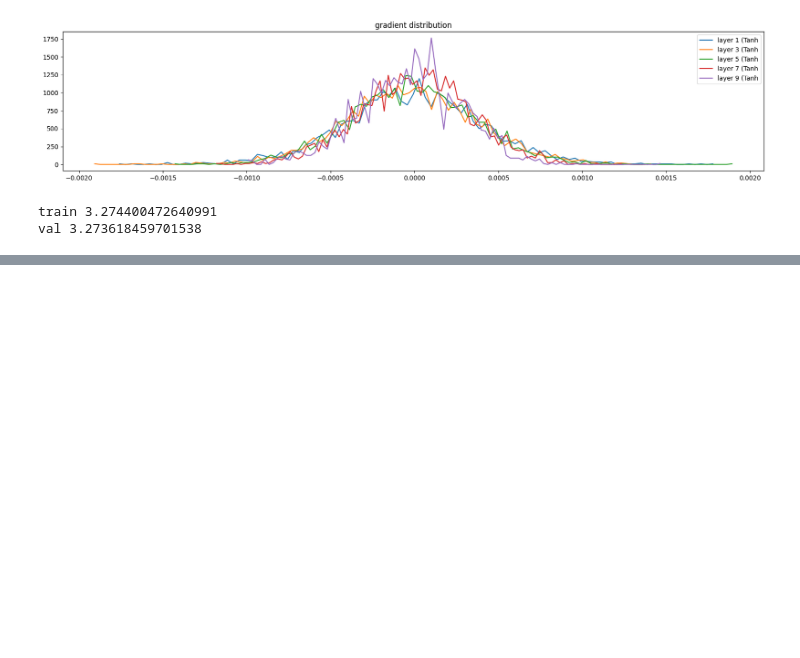
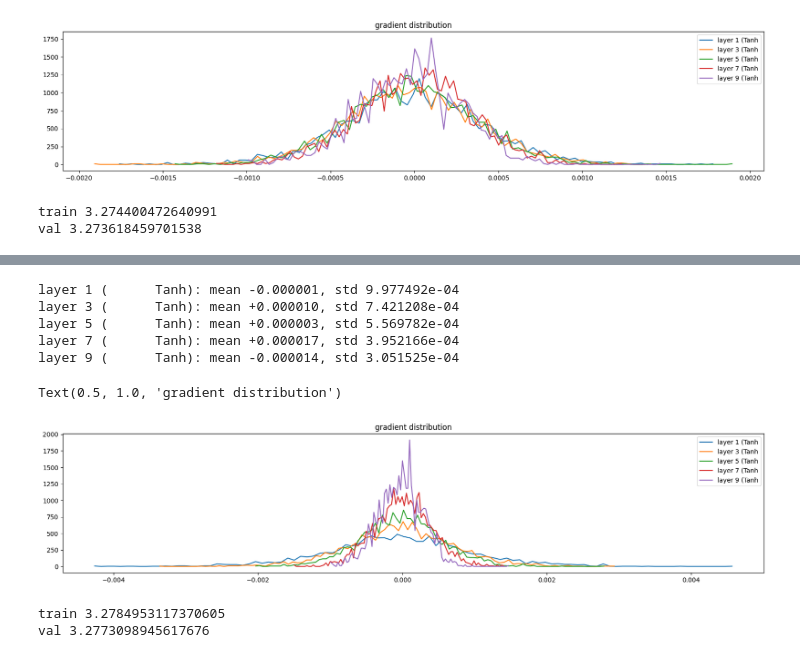
Before and after one commit to saketrama-v/MakeMore_III, a Jupyter notebook: MakeMore_III.ipynb, the cells around one changed output, grey strips where cells are left out. Cells and saved outputs as stored; diff of their text form; code cells hidden in the pictures; blank space fills up the shorter version.

```diff
--- a/MakeMore_III.ipynb
+++ b/MakeMore_III.ipynb
@@ -1058,0 +1234,19 @@ for _ in range(20):
+# %%
+@torch.no_grad()
+def split_loss(split):
+    x,y = {
+        'train': (Xtr,Ytr),
+        'val':(Xdev,Ydev),
+        'test': (Xte,Yte),
+    }[split]
+    emb = C[x]
+    x = emb.view(emb.shape[0], -1)
+    for layer in layers:
+        x = layer(x)
+    loss = F.cross_entropy(x, y)
+    print(split, loss.item())
+
+for layer in layers:
+    layer.training = False
+split_loss('train')
+split_loss('val')
@@ -1058,0 +1388,42 @@ for _ in range(20):
+# %%
+plt.figure(figsize=(20,4))
+legends = []
+for i, layer in enumerate(layers[:-1]):
+    if isinstance(layer, Tanh):
+        t = layer.out.grad
+        print('layer %d (%10s): mean %+f, std %e' % (i, layer.__class__.__name__, t.mean(), t.std()))
+        hy, hx = torch.histogram(t, density=True)
+        plt.plot(hx[:-1].detach(), hy.detach())
+        legends.append(f'layer {i} ({layer.__class__.__name__}')
+plt.legend(legends);
+plt.title('gradient distribution')
+# %% [output]
+layer 1 (      Tanh): mean -0.000001, std 9.977492e-04
+layer 3 (      Tanh): mean +0.000010, std 7.421208e-04
+layer 5 (      Tanh): mean +0.000003, std 5.569782e-04
+layer 7 (      Tanh): mean +0.000017, std 3.952166e-04
+layer 9 (      Tanh): mean -0.000014, std 3.051525e-04
+Text(0.5, 1.0, 'gradient distribution')
+[figure, added]
+# %%
+@torch.no_grad()
+def split_loss(split):
+    x,y = {
+        'train': (Xtr,Ytr),
+        'val':(Xdev,Ydev),
+        'test': (Xte,Yte),
+    }[split]
+    emb = C[x]
+    x = emb.view(emb.shape[0], -1)
+    for layer in layers:
+        x = layer(x)
+    loss = F.cross_entropy(x, y)
+    print(split, loss.item())
+
+for layer in layers:
+    layer.training = False
+split_loss('train')
+split_loss('val')
+# %% [output]
+train 3.2784953117370605
+val 3.2773098945617676
```
Also changed, not shown: parts of 12 cells of this notebook.
